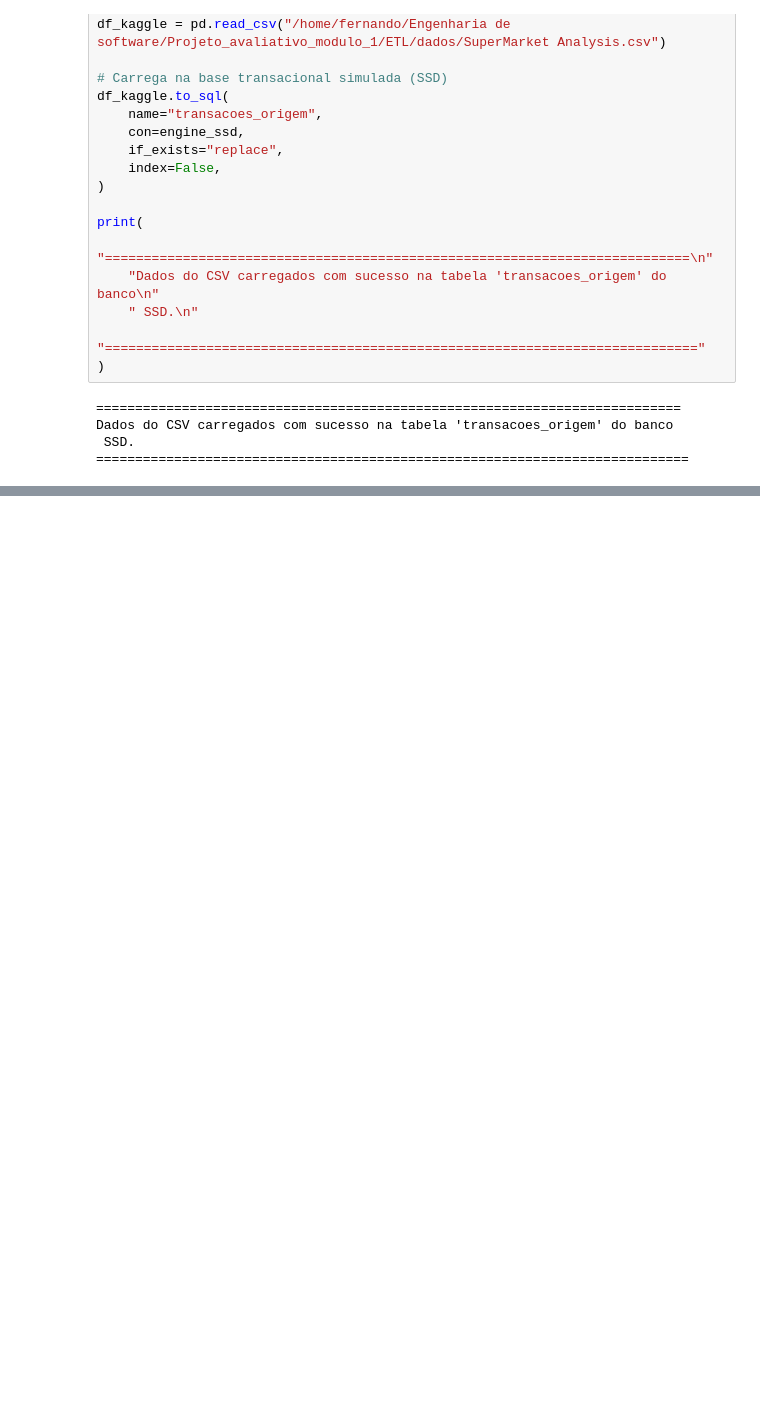
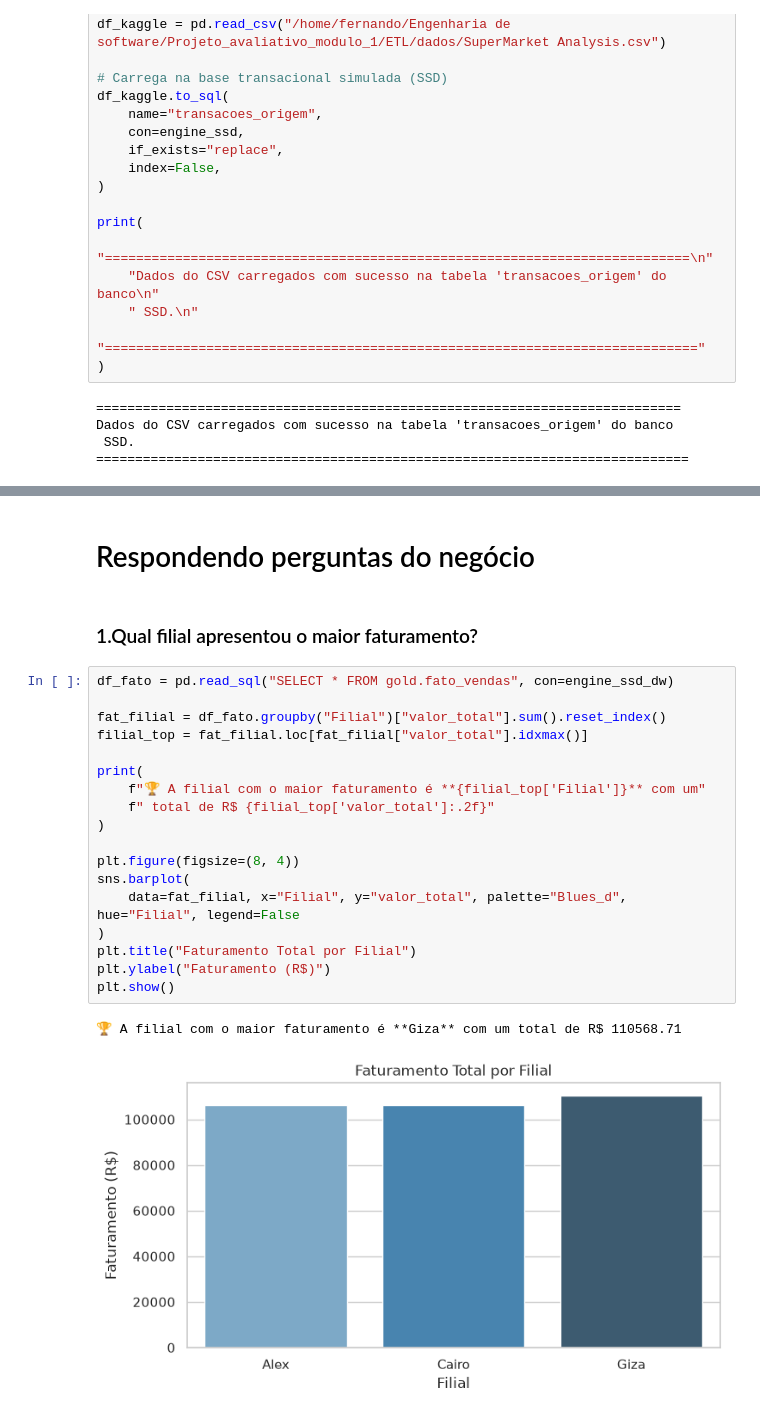
Before and after one commit to Fernandohb55/Projeto_avaliativo_modulo_1, a Jupyter notebook: projeto.ipynb, the cells around one changed output, grey strips where cells are left out. Cells and saved outputs as stored; diff of their text form; blank space fills up the shorter version.

```diff
--- a/projeto.ipynb
+++ b/projeto.ipynb
@@ -152,0 +581,25 @@ Dados movidos da origem para a camada Bronze (ssd_dw) com sucesso!
+# %% [markdown]
+# Respondendo perguntas do negócio
+# %% [markdown]
+### 1.Qual filial apresentou o maior faturamento?
+# %%
+df_fato = pd.read_sql("SELECT * FROM gold.fato_vendas", con=engine_ssd_dw)
+
+fat_filial = df_fato.groupby("Filial")["valor_total"].sum().reset_index()
+filial_top = fat_filial.loc[fat_filial["valor_total"].idxmax()]
+
+print(
+    f"🏆 A filial com o maior faturamento é **{filial_top['Filial']}** com um"
+    f" total de R$ {filial_top['valor_total']:.2f}"
+)
+
+plt.figure(figsize=(8, 4))
+sns.barplot(
+    data=fat_filial, x="Filial", y="valor_total", palette="Blues_d", hue="Filial", legend=False
+)
+plt.title("Faturamento Total por Filial")
+plt.ylabel("Faturamento (R$)")
+plt.show()
+# %% [output]
+🏆 A filial com o maior faturamento é **Giza** com um total de R$ 110568.71
+[figure, added]
```
Also changed, not shown: parts of 26 cells of this notebook, 1 other file.
